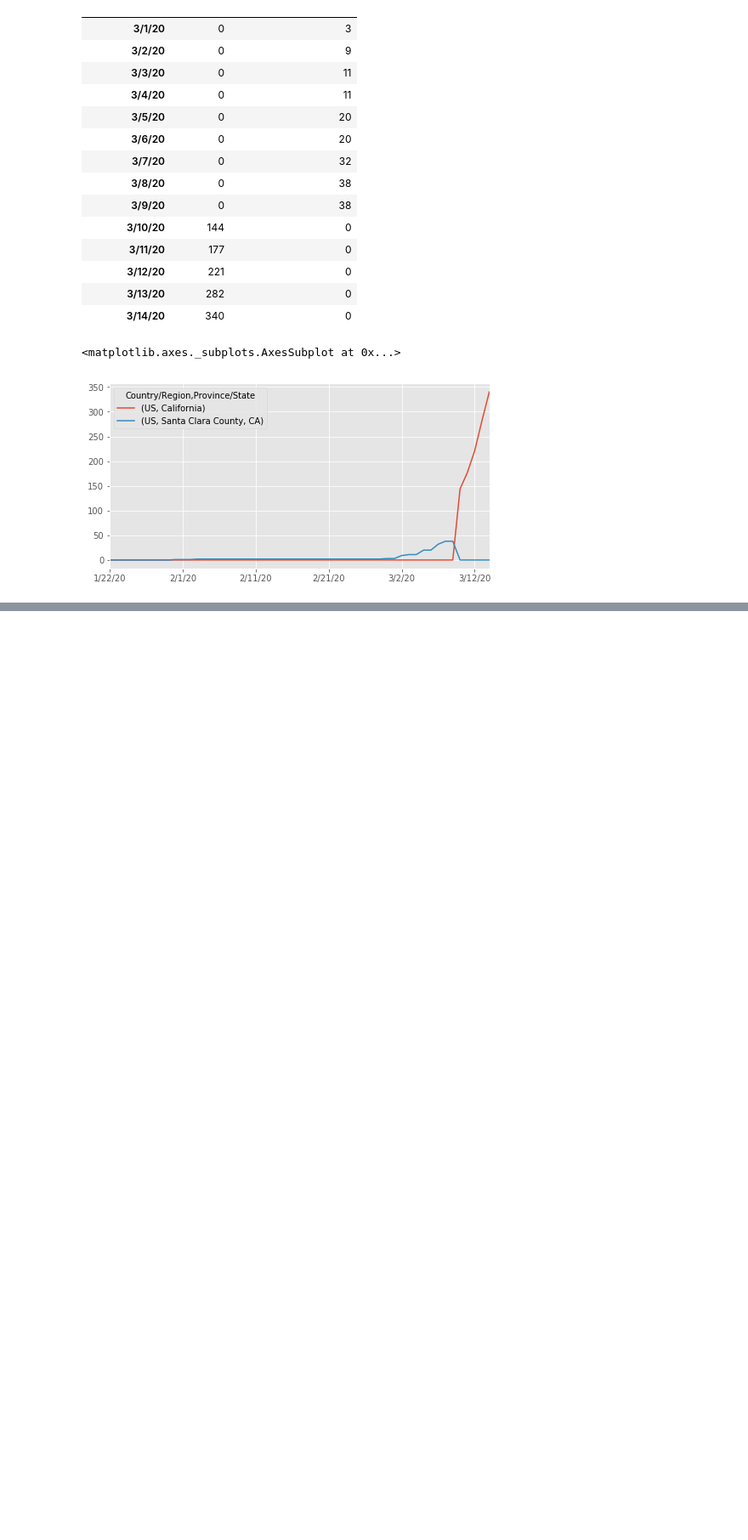
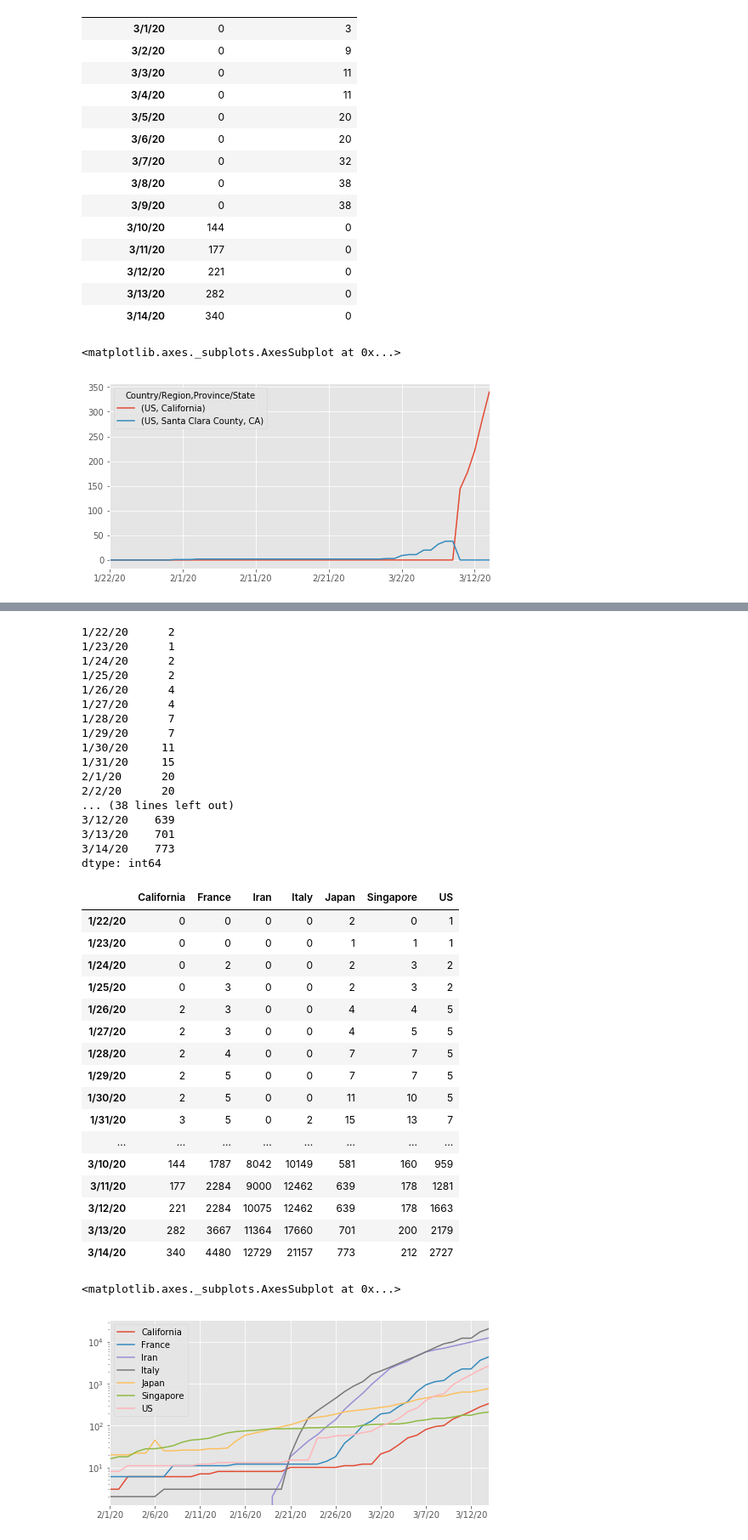
Before and after one commit to dyoung418/COVID-19, a Jupyter notebook: covid_analysis.ipynb, the cells around one changed output, grey strips where cells are left out. Shown: that part at 85% size. Cells and saved outputs as stored; diff of their text form; code cells hidden in the pictures; blank space fills up the shorter version.

```diff
--- a/covid_analysis.ipynb
+++ b/covid_analysis.ipynb
@@ -133,0 +293,19 @@ df.loc[:,pd.IndexSlice[:,['California', 'Santa Clara County, CA']]].plot()
+# %%
+df.index
+df.loc[:, idx['Japan',:]].sum(axis=1)
+idx = pd.IndexSlice
+newdf = pd.DataFrame(index = df.index,
+                     data = {
+                         'Japan': df.loc[:, idx['Japan',:]].sum(axis=1),
+                         'US': df.loc[:, idx['US',:]].sum(axis=1),
+                         'Singapore': df.loc[:, idx['Singapore',:]].sum(axis=1),
+                         'Italy': df.loc[:, idx['Italy',:]].sum(axis=1),
+                         'Iran': df.loc[:, idx['Iran',:]].sum(axis=1),
+                         'France': df.loc[:, idx['France',:]].sum(axis=1),
+                         'California': cal_merged,
+                     }
+
+)
+newdf
+newdf.loc['2/1/20':,:].plot(logy=True)
+# %% [output]
@@ -133,0 +322,36 @@ df.loc[:,pd.IndexSlice[:,['California', 'Santa Clara County, CA']]].plot()
+1/22/20      2
+1/23/20      1
+1/24/20      2
+1/25/20      2
+1/26/20      4
+1/27/20      4
+1/28/20      7
+1/29/20      7
+1/30/20     11
+1/31/20     15
+2/1/20      20
+2/2/20      20
+... (38 lines left out)
+3/12/20    639
+3/13/20    701
+3/14/20    773
+dtype: int64
+|  | California | France | Iran | Italy | Japan | Singapore | US |
+| 1/22/20 | 0 | 0 | 0 | 0 | 2 | 0 | 1 |
+| 1/23/20 | 0 | 0 | 0 | 0 | 1 | 1 | 1 |
+| 1/24/20 | 0 | 2 | 0 | 0 | 2 | 3 | 2 |
+| 1/25/20 | 0 | 3 | 0 | 0 | 2 | 3 | 2 |
+| 1/26/20 | 2 | 3 | 0 | 0 | 4 | 4 | 5 |
+| 1/27/20 | 2 | 3 | 0 | 0 | 4 | 5 | 5 |
+| 1/28/20 | 2 | 4 | 0 | 0 | 7 | 7 | 5 |
+| 1/29/20 | 2 | 5 | 0 | 0 | 7 | 7 | 5 |
+| 1/30/20 | 2 | 5 | 0 | 0 | 11 | 10 | 5 |
+| 1/31/20 | 3 | 5 | 0 | 2 | 15 | 13 | 7 |
+| ... | ... | ... | ... | ... | ... | ... | ... |
+| 3/10/20 | 144 | 1787 | 8042 | 10149 | 581 | 160 | 959 |
+| 3/11/20 | 177 | 2284 | 9000 | 12462 | 639 | 178 | 1281 |
+| 3/12/20 | 221 | 2284 | 10075 | 12462 | 639 | 178 | 1663 |
+| 3/13/20 | 282 | 3667 | 11364 | 17660 | 701 | 200 | 2179 |
+| 3/14/20 | 340 | 4480 | 12729 | 21157 | 773 | 212 | 2727 |
+<matplotlib.axes._subplots.AxesSubplot at 0x...>
+[figure, added]
```
Also changed, not shown: parts of 8 cells of this notebook.
